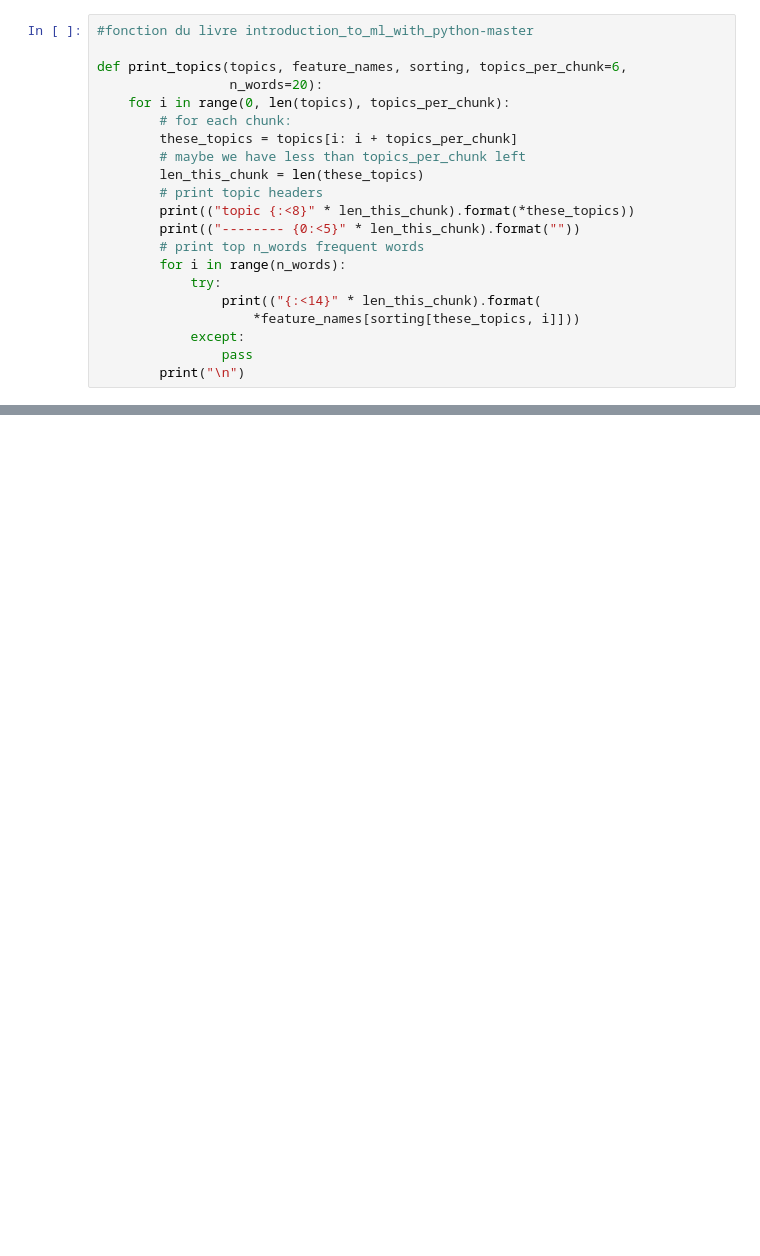
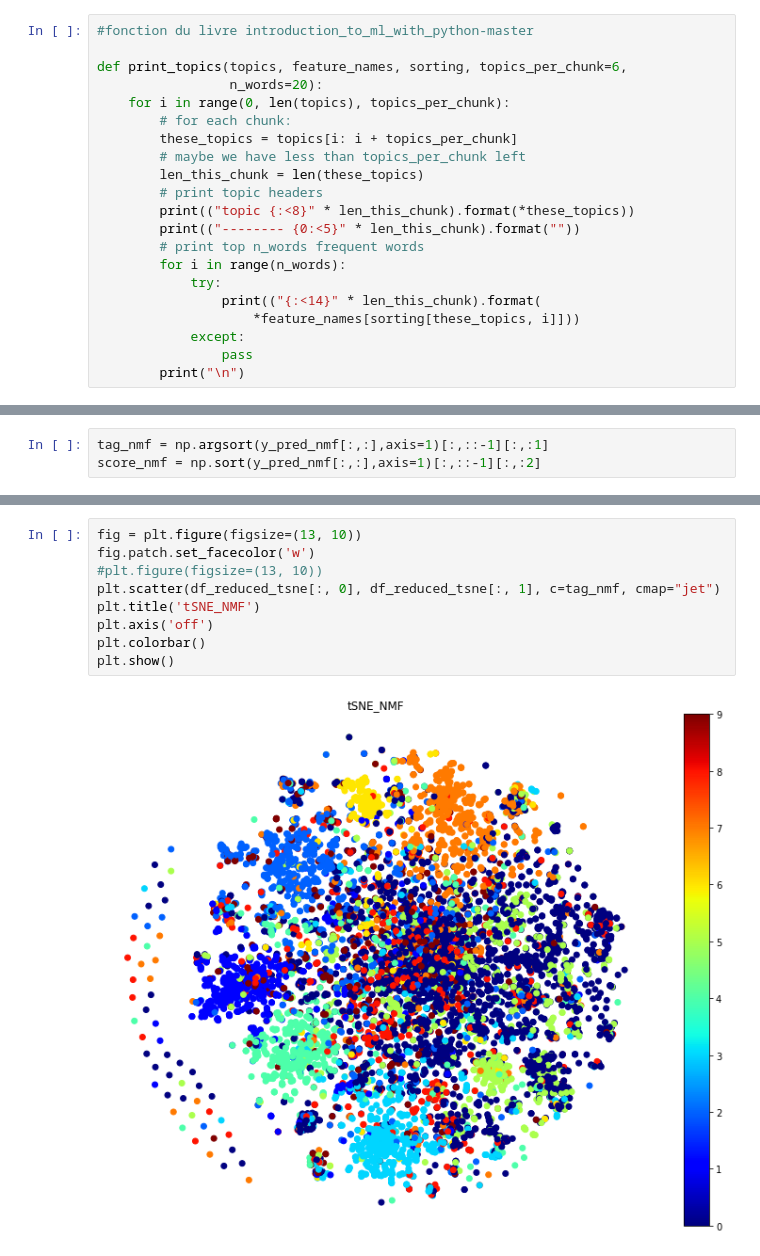
Before and after one commit to fedecabre/P5_StackOverflow, a Jupyter notebook: P5_02_notebooktest.ipynb, the cells around one changed output, grey strips where cells are left out. Cells and saved outputs as stored; diff of their text form; blank space fills up the shorter version.

```diff
--- a/P5_02_notebooktest.ipynb
+++ b/P5_02_notebooktest.ipynb
@@ -477,0 +583,3 @@ order         generator
+# %%
+tag_nmf = np.argsort(y_pred_nmf[:,:],axis=1)[:,::-1][:,:1]
+score_nmf = np.sort(y_pred_nmf[:,:],axis=1)[:,::-1][:,:2]
@@ -477,0 +646,11 @@ order         generator
+# %%
+fig = plt.figure(figsize=(13, 10))
+fig.patch.set_facecolor('w')
+#plt.figure(figsize=(13, 10))
+plt.scatter(df_reduced_tsne[:, 0], df_reduced_tsne[:, 1], c=tag_nmf, cmap="jet")
+plt.title('tSNE_NMF')
+plt.axis('off')
+plt.colorbar()
+plt.show()
+# %% [output]
+[figure, added]
```
Also changed, not shown: parts of 33 cells of this notebook, 4 other files.
